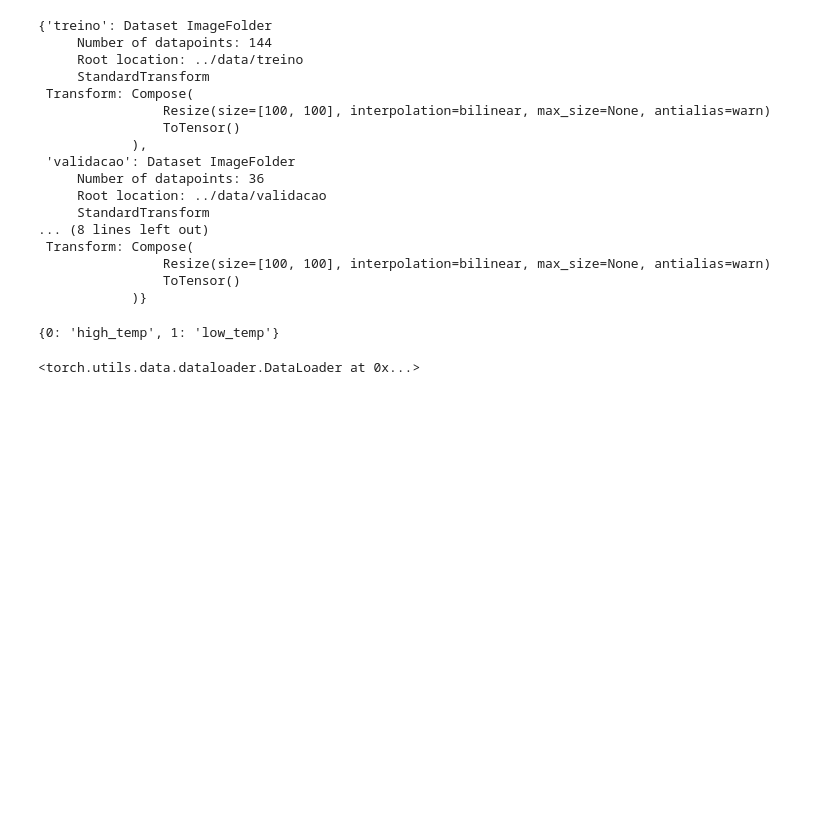
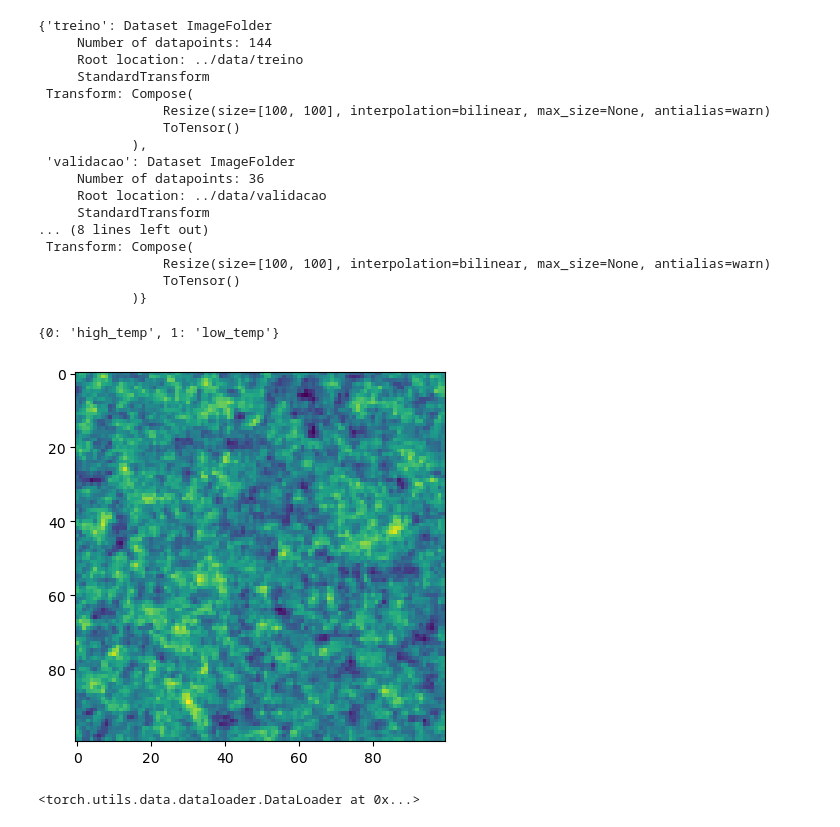
Before and after one commit to Jdss026/isin-models, a Jupyter notebook: notebooks/CNN_003.ipynb, the cells around one changed output. Drawn from its saved outputs; the diff is of its cells as text; code cells hidden in the pictures; blank space fills up the shorter version.

```diff
--- a/notebooks/CNN_003.ipynb
+++ b/notebooks/CNN_003.ipynb
@@ -96,6 +96,11 @@ data_loader_validacao = DataLoader(data['validacao'], batch_size=bs, shuffle=Tru
 data_loader_teste = DataLoader(data['teste'], batch_size=3, shuffle=True)
 # %% [output]
 {0: 'high_temp', 1: 'low_temp'}
+# %%
+for batch in data_loader_treino:
+    plt.imshow(batch[0][0][0])
+# %% [output]
+[figure, added]
 # %%
 data_loader_teste
 # %% [output]
```
Also changed, not shown: 2 other files.
